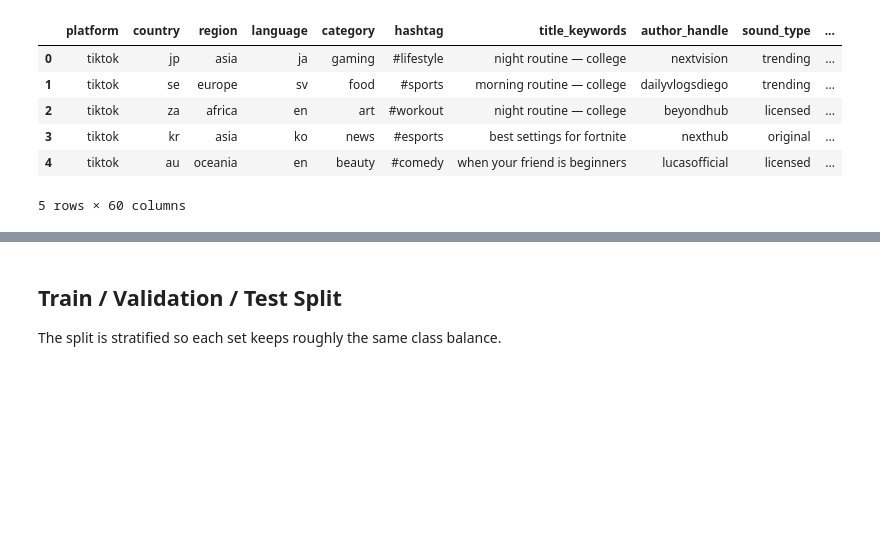
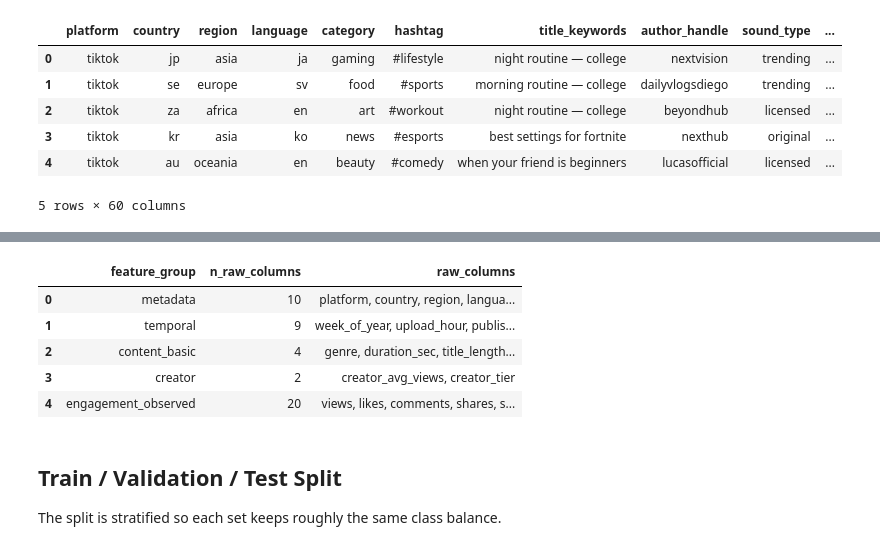
Before and after one commit to vivalavidax123/IML_A2, a Jupyter notebook: notebooks/preprocessing.ipynb, the cells around one changed output, grey strips where cells are left out. Saved outputs shown, nothing was run; the diff lists cells and outputs as text; code cells hidden in the pictures; blank space fills up the shorter version.

```diff
--- a/notebooks/preprocessing.ipynb
+++ b/notebooks/preprocessing.ipynb
@@ -233,33 +213,45 @@ feature_groups = {
         "creator_tier",
     ],
     "engagement_observed": [
         "views",
         "likes",
         "comments",
         "shares",
         "saves",
         "dislikes",
         "engagement_total",
         "engagement_rate",
         "comment_ratio",
         "share_rate",
         "save_rate",
         "like_dislike_ratio",
         "like_rate",
         "dislike_rate",
         "engagement_per_1k",
         "engagement_like_rate",
         "engagement_comment_rate",
         "engagement_share_rate",
         "avg_watch_time_sec",
         "completion_rate",
     ],
 }
 
 feature_groups = {
     group: [col for col in cols if col in X.columns]
     for group, cols in feature_groups.items()
 }
+
+display(pd.DataFrame([
+    {"feature_group": group, "n_raw_columns": len(cols), "raw_columns": ", ".join(cols)}
+    for group, cols in feature_groups.items()
+]))
+# %% [output]
+|  | feature_group | n_raw_columns | raw_columns |
+| 0 | metadata | 10 | platform, country, region, langua... |
+| 1 | temporal | 9 | week_of_year, upload_hour, publis... |
+| 2 | content_basic | 4 | genre, duration_sec, title_length... |
+| 3 | creator | 2 | creator_avg_views, creator_tier |
+| 4 | engagement_observed | 20 | views, likes, comments, shares, s... |
 # %% [markdown]
 ## Train / Validation / Test Split
 
```
Also changed, not shown: parts of 11 cells of this notebook.
